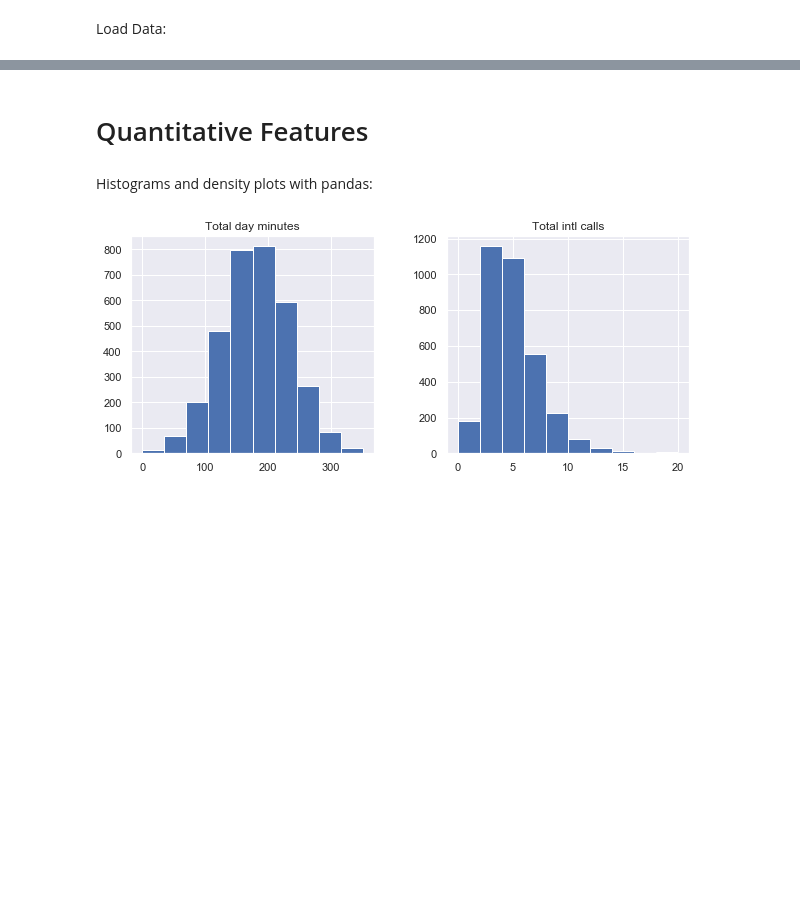
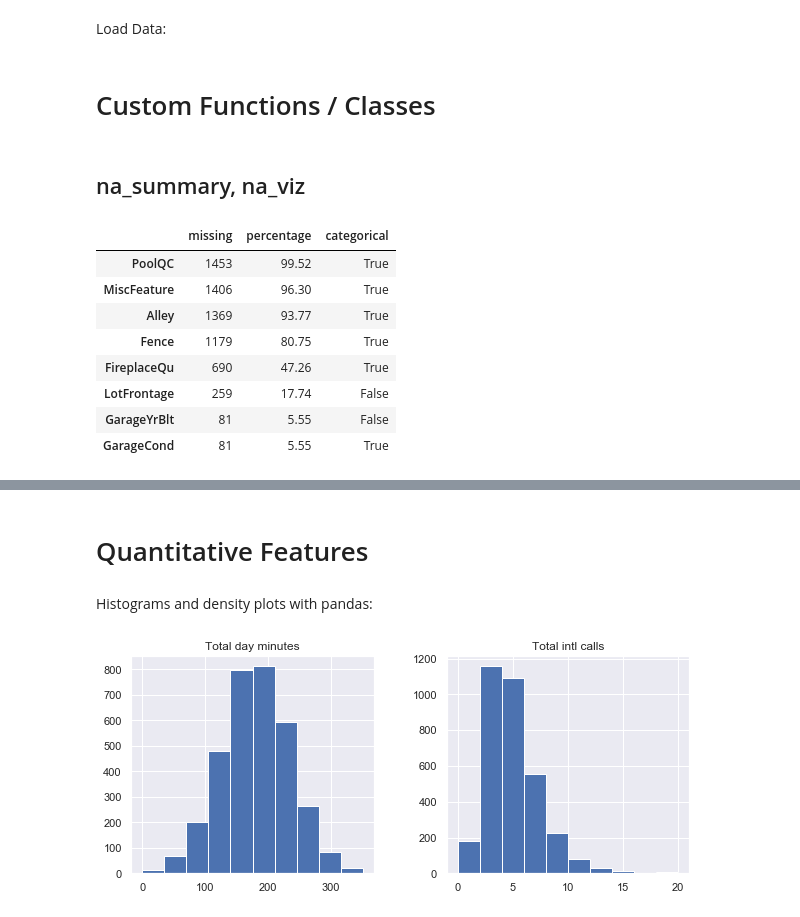
Before and after one commit to diegodebrito/data-science-toolbox, a Jupyter notebook: eda.ipynb, the cells around one changed output, grey strips where cells are left out. Cells and saved outputs as stored; diff of their text form; code cells hidden in the pictures; blank space fills up the shorter version.

```diff
--- a/eda.ipynb
+++ b/eda.ipynb
@@ -11,3 +11,7 @@ features = ['Total day minutes', 'Total intl calls']
 numerical = list(set(churn.columns) -
                  set(['State', 'International plan', 'Voice mail plan',
                       'Area code', 'Churn', 'Customer service calls']))
+# %% [markdown]
+# Custom Functions / Classes
+# %% [markdown]
+## na_summary, na_viz
@@ -13,0 +36,13 @@ numerical = list(set(churn.columns) -
+# %%
+house_train = pd.read_csv('./data/houses-train.csv')
+na_summary(house_train).head(8)
+# %% [output]
+|  | missing | percentage | categorical |
+| PoolQC | 1453 | 99.52 | True |
+| MiscFeature | 1406 | 96.30 | True |
+| Alley | 1369 | 93.77 | True |
+| Fence | 1179 | 80.75 | True |
+| FireplaceQu | 690 | 47.26 | True |
+| LotFrontage | 259 | 17.74 | False |
+| GarageYrBlt | 81 | 5.55 | False |
+| GarageCond | 81 | 5.55 | True |
```
Also changed, not shown: parts of 16 cells of this notebook, 1 other file.
